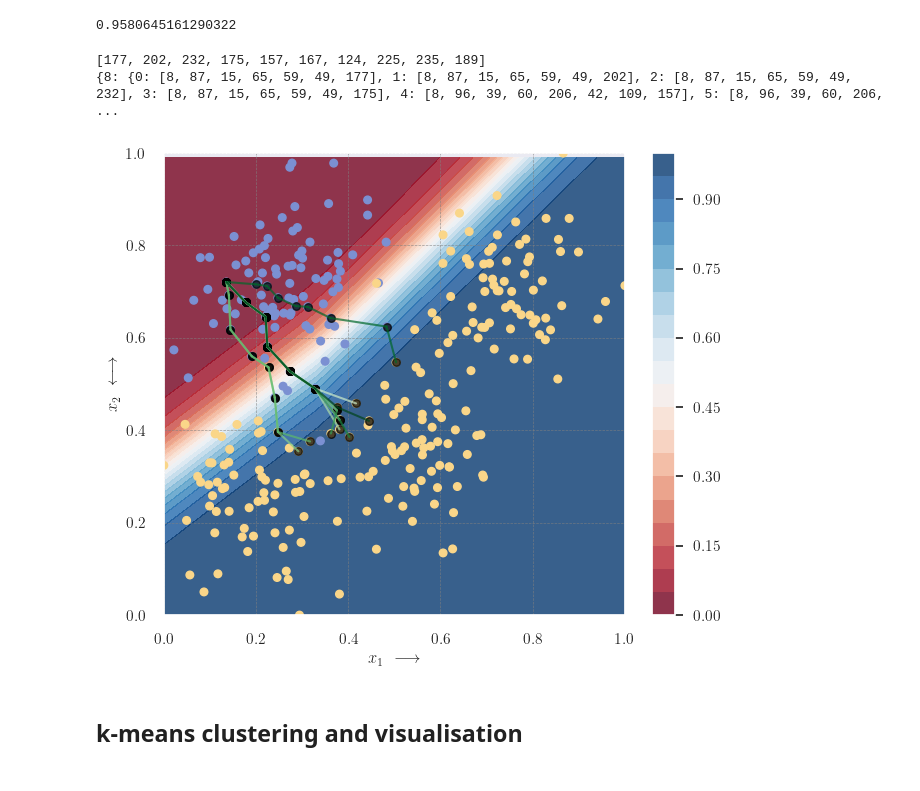
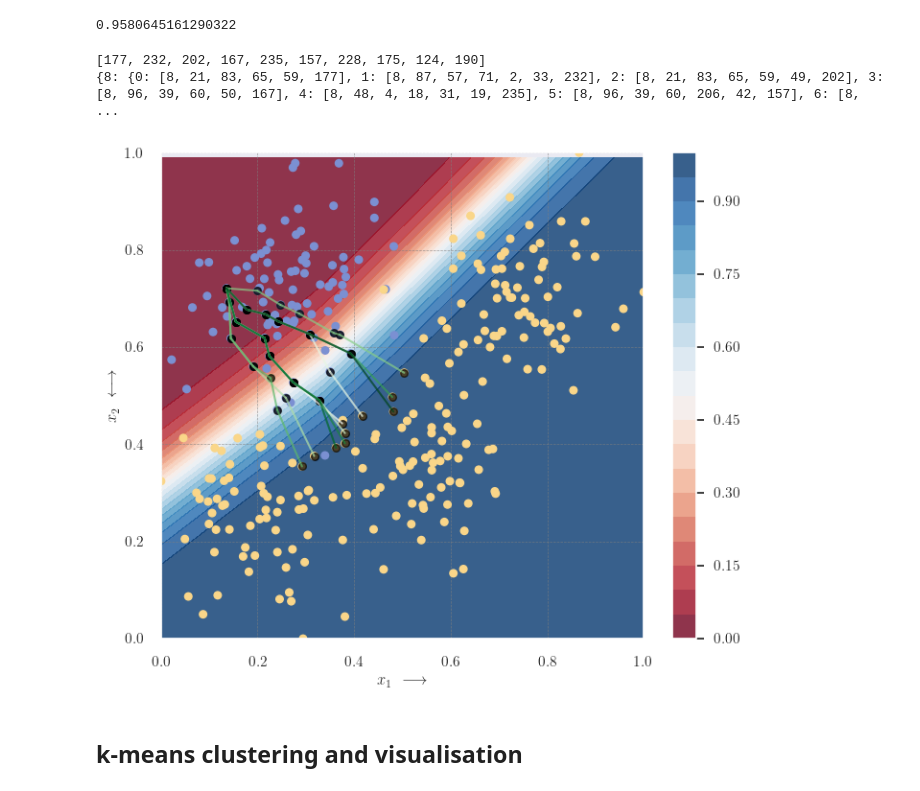
Before and after one commit to xuanxuanxuan-git/facelift, a Jupyter notebook: examples/synthetic_data.ipynb, the cells around one changed output. Cells and saved outputs as stored; diff of their text form; code cells hidden in the pictures.

```diff
--- a/examples/synthetic_data.ipynb
+++ b/examples/synthetic_data.ipynb
@@ -69,16 +70,18 @@ num_points_right = 70
 
 df = create_synthetic_dataset(num_points_top, num_points_left, num_points_middle, num_points_right)
 # %%
-def plot_counterfactual_explanations(ax, df, predictor, node_paths):
+def plot_counterfactual_explanations(ax, df, predictor, node_paths, color_bar = True):
     # fig, ax = plt.subplots(figsize=(7,6))
 
     ax = plot_dataset(ax, df)
     X = df[["x1", "x2"]]
-    ax = plot_decision_boundary(ax, X, predictor)
+    ax = plot_decision_boundary(ax, X, predictor, color_bar = color_bar)
     # plot_counterfactual_candidates(ax, X, sorted_cf_indices)
     # plot_one_path(ax, X, node_paths)
 
     path_colors = mpl.cm.Greens(np.linspace(0,1,len(list(node_paths.values())[0])))
+    if len(path_colors) == 1:
+        path_colors = ["red"]
     for path_idx, path in enumerate((list(node_paths.values())[0]).values()):
         plot_one_path(ax, X, path, color=path_colors[path_idx])
     # plt.show()
@@ -100,11 +103,12 @@ def plot_dataset(ax, df):
     ax.set_ylim(0, 1)
     ax.set_xlim(0, 1)
     ax.set_xlabel(r"$x_1~\longrightarrow$")
+    # ax.set_xlabel(r"$x_1~\longleftrightarrow$")
     ax.set_ylabel(r"$x_2~\longleftrightarrow$")
 
     return ax
 
-def plot_decision_boundary(ax, X_scaled, predictor):
+def plot_decision_boundary(ax, X_scaled, predictor, color_bar=True):
     h=0.01
     x1_min, x2_min = np.min(X_scaled, axis=0)
     x1_max, x2_max = np.max(X_scaled, axis=0)
@@ -131,20 +135,21 @@ def plot_decision_boundary(ax, X_scaled, predictor):
         alpha = 0.8,
         zorder = 0
     )
-
-    plt.colorbar(contour, ax=ax, fraction = 0.1)
+    if color_bar:
+        plt.colorbar(contour, ax=ax, fraction = 0.1)
     return ax
 
 def plot_counterfactual_candidates(ax, X, sorted_cf_indices):
     ax.scatter(X.iloc[sorted_cf_indices, 0], X.iloc[sorted_cf_indices, 1], color="grey")
 
-def plot_one_path(ax, X, node_path, color="grey"):
+def plot_one_path(ax, X, node_path, color="grey", zorder=3):
     ax.scatter(X.iloc[node_path, 0], X.iloc[node_path, 1], color="black", alpha=0.7, s=30)
     # connects points
     for node_num in range(len(node_path)-1):
         i = node_path[node_num]
         j = node_path[node_num+1]
-        ax.plot(X.iloc[[i, j], 0], X.iloc[[i,j], 1], color = color, alpha=0.7)
+        ax.plot(X.iloc[[i, j], 0], X.iloc[[i,j], 1], color = color, alpha=0.7, zorder=zorder)
+    return ax
 # %%
 # Unsupervised clustering (t-SNE, UMAP)
 
@@ -190,11 +195,19 @@ predictions = clf.predict_proba(X)
 # %% [output]
 0.9580645161290322
 # %%
-def calculate_weighted_distance(v0, v1, penalty_term = 2):
+def calculate_weighted_distance_image(v0, v1, penalty_term = 2):
     diff = np.subtract(v0, v1)
     reweight_vector = np.where(diff>=0, 1, -penalty_term)
     weighted_diff = np.linalg.norm(diff*reweight_vector)
     return weighted_diff
+
+def calculate_weighted_distance(v0, v1, penalty_term = 2):
+    # [x1, x2]
+    y_diff = v0[1] - v1[1]
+    x_diff_sign = v0[0] - v1[0]
+    x_diff = x_diff_sign if x_diff_sign >=0 else x_diff_sign*(-penalty_term)
+    diff_norm = np.linalg.norm([x_diff, y_diff])
+    return diff_norm
 
 def get_weights_kNN(
     X,
@@ -213,8 +226,8 @@ def get_weights_kNN(
         for j in range(n_samples):
             v1 = X[j]
             # modify the distance function so that removing pixels incurring larger cost.
-            # dist = calculate_weighted_distance(v1, v0, penalty_term=penalty_term)
-            dist = np.linalg.norm(v0 - v1)
+            dist = calculate_weighted_distance(v1, v0, penalty_term=penalty_term)
+            # dist = np.linalg.norm(v0 - v1)
             k[i, j] = dist
 
             if dist != 0:
@@ -285,7 +298,7 @@ def build_asymmetric_matrix(kernel, X, weight_func, penalty_term):
     return kernel
 # %%
 n_neighbours = 10
-penalty_term = 1.1
+penalty_term = 100
 n_samples, n_features = X.shape
 
 def get_volume_of_sphere(d):
@@ -304,7 +317,7 @@ kernel = get_weights_kNN(
             n_neighbours=int(n_neighbours),
             weight_func=weight_func
         )
-sym_kernel = build_symmetric_matrix(kernel)
+# sym_kernel = build_asymmetric_matrix(kernel, X, weight_func, penalty_term)
 # %%
 def get_minimum_dist(dist_matrix):
     """get the shortest distance and its data index
@@ -333,7 +346,7 @@ def get_closest_cf_point(dist_matrix, predictions, y, target_class, class_labels
                 path_count += 1
     return end_point_idx
 # %%
-sp_graph = construct_graph(sym_kernel)
+sp_graph = construct_graph(kernel)
 start_point_idx = 8
 target_class = 1
 class_labels = list(map(int, clf.classes_))
@@ -351,15 +364,17 @@ for order, end_point_idx in enumerate(end_point_indices):
         cf_solutions[start_point_idx][order] = shortest_path
 print(cf_solutions)
 # %% [output]
-[177, 202, 232, 175, 157, 167, 124, 225, 235, 189]
-{8: {0: [8, 87, 15, 65, 59, 49, 177], 1: [8, 87, 15, 65, 59, 49, 202], 2: [8, 87, 15, 65, 59, 49, 232], 3: [8, 87, 15, 65, 59, 49, 175], 4: [8, 96, 39, 60, 206, 42, 109, 157], 5: [8, 96, 39, 60, 206,  ...
+[177, 232, 202, 167, 235, 157, 228, 175, 124, 190]
+{8: {0: [8, 21, 83, 65, 59, 177], 1: [8, 87, 57, 71, 2, 33, 232], 2: [8, 21, 83, 65, 59, 49, 202], 3: [8, 96, 39, 60, 50, 167], 4: [8, 48, 4, 18, 31, 19, 235], 5: [8, 96, 39, 60, 206, 42, 157], 6: [8, ...
 # %%
 # node_path = [7, 3, 95, 18, 2, 33, 49, 177]
 node_path = cf_solutions[start_point_idx][4]
 fig, ax = plt.subplots(figsize=(7,6))
 ax = plot_counterfactual_explanations(ax, df, clf, cf_solutions)
+plt.tight_layout()
+plt.savefig("../../../Latex_projects/ECML_PKDD_XKDD_workshop_paper/figures/cf_paths_id8_directed.pdf", dpi=300, facecolor="white")
 # %% [output]
-[figure, old version]
+[figure, new version]
 # %% [markdown]
 ## k-means clustering and visualisation
 # %%
```
Also changed, not shown: parts of 15 cells of this notebook.
